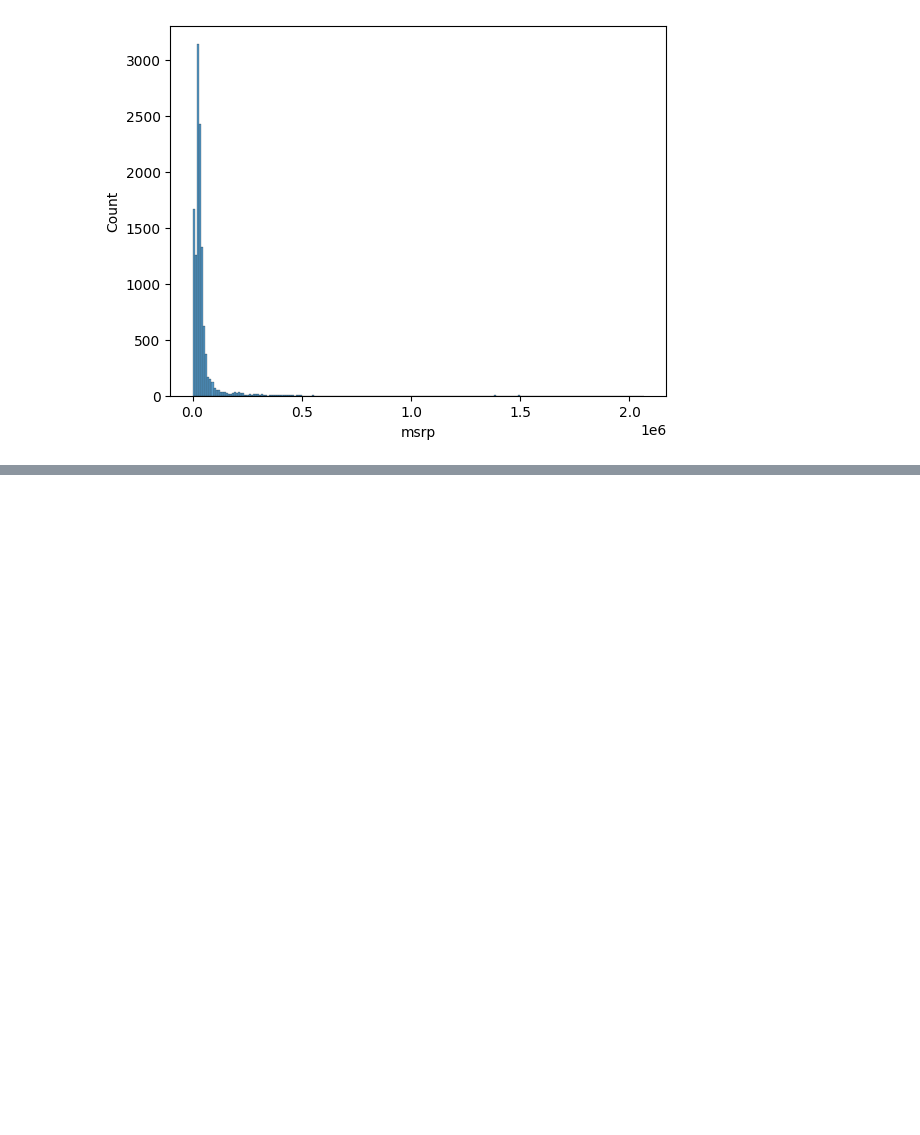
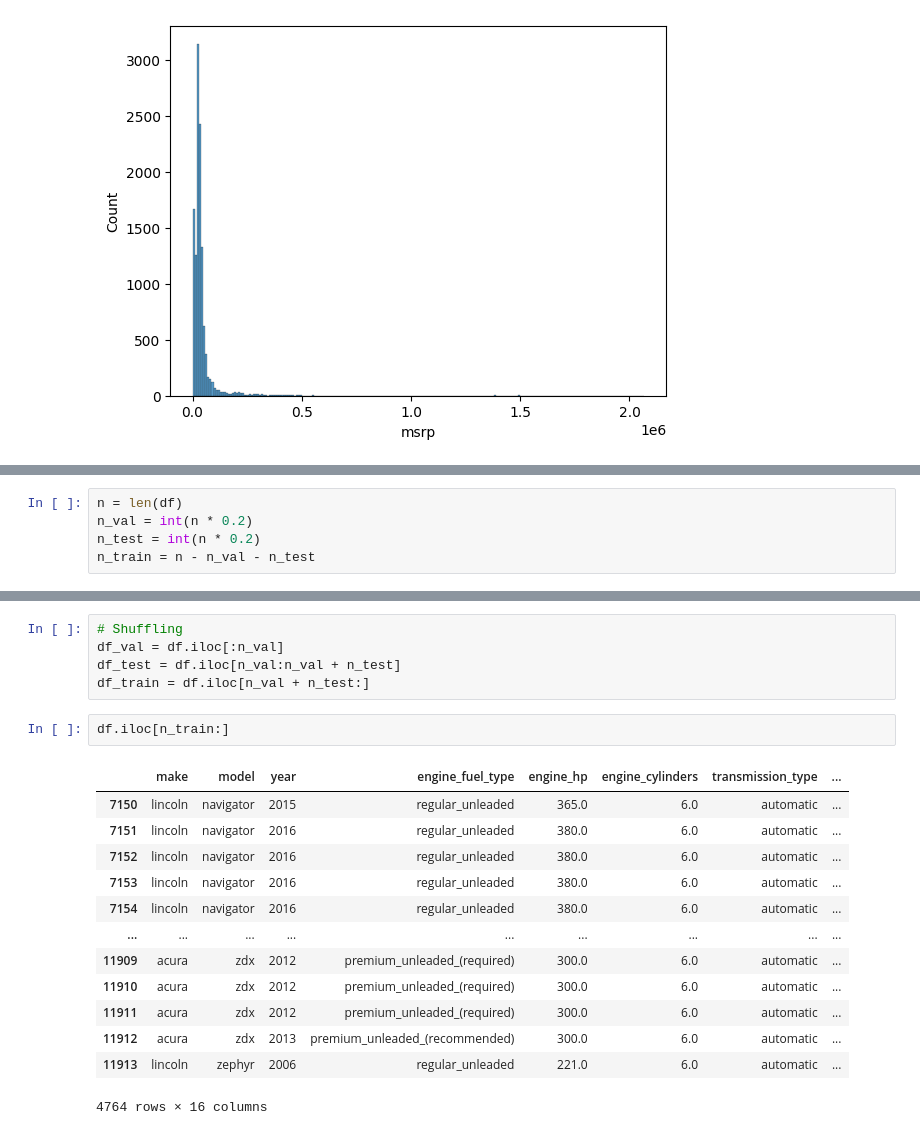
Before and after one commit to ayman-stat/ML-Zoomcamp-2025, a Jupyter notebook: 02-Regression/Notebook.ipynb, the cells around one changed output, grey strips where cells are left out. Cells and saved outputs as stored; diff of their text form; blank space fills up the shorter version.

```diff
--- a/02-Regression/Notebook.ipynb
+++ b/02-Regression/Notebook.ipynb
@@ -218,0 +293,5 @@ sns.histplot(df.msrp)
+# %%
+n = len(df)
+n_val = int(n * 0.2)
+n_test = int(n * 0.2)
+n_train = n - n_val - n_test
@@ -218,0 +338,21 @@ sns.histplot(df.msrp)
+# %%
+# Shuffling
+df_val = df.iloc[:n_val]
+df_test = df.iloc[n_val:n_val + n_test]
+df_train = df.iloc[n_val + n_test:]
+# %%
+df.iloc[n_train:]
+# %% [output]
+|  | make | model | year | engine_fuel_type | engine_hp | engine_cylinders | transmission_type | ... |
+| 7150 | lincoln | navigator | 2015 | regular_unleaded | 365.0 | 6.0 | automatic | ... |
+| 7151 | lincoln | navigator | 2016 | regular_unleaded | 380.0 | 6.0 | automatic | ... |
+| 7152 | lincoln | navigator | 2016 | regular_unleaded | 380.0 | 6.0 | automatic | ... |
+| 7153 | lincoln | navigator | 2016 | regular_unleaded | 380.0 | 6.0 | automatic | ... |
+| 7154 | lincoln | navigator | 2016 | regular_unleaded | 380.0 | 6.0 | automatic | ... |
+| ... | ... | ... | ... | ... | ... | ... | ... | ... |
+| 11909 | acura | zdx | 2012 | premium_unleaded_(required) | 300.0 | 6.0 | automatic | ... |
+| 11910 | acura | zdx | 2012 | premium_unleaded_(required) | 300.0 | 6.0 | automatic | ... |
+| 11911 | acura | zdx | 2012 | premium_unleaded_(required) | 300.0 | 6.0 | automatic | ... |
+| 11912 | acura | zdx | 2013 | premium_unleaded_(recommended) | 300.0 | 6.0 | automatic | ... |
+| 11913 | lincoln | zephyr | 2006 | regular_unleaded | 221.0 | 6.0 | automatic | ... |
+4764 rows × 16 columns
```
Also changed, not shown: parts of 17 cells of this notebook.
